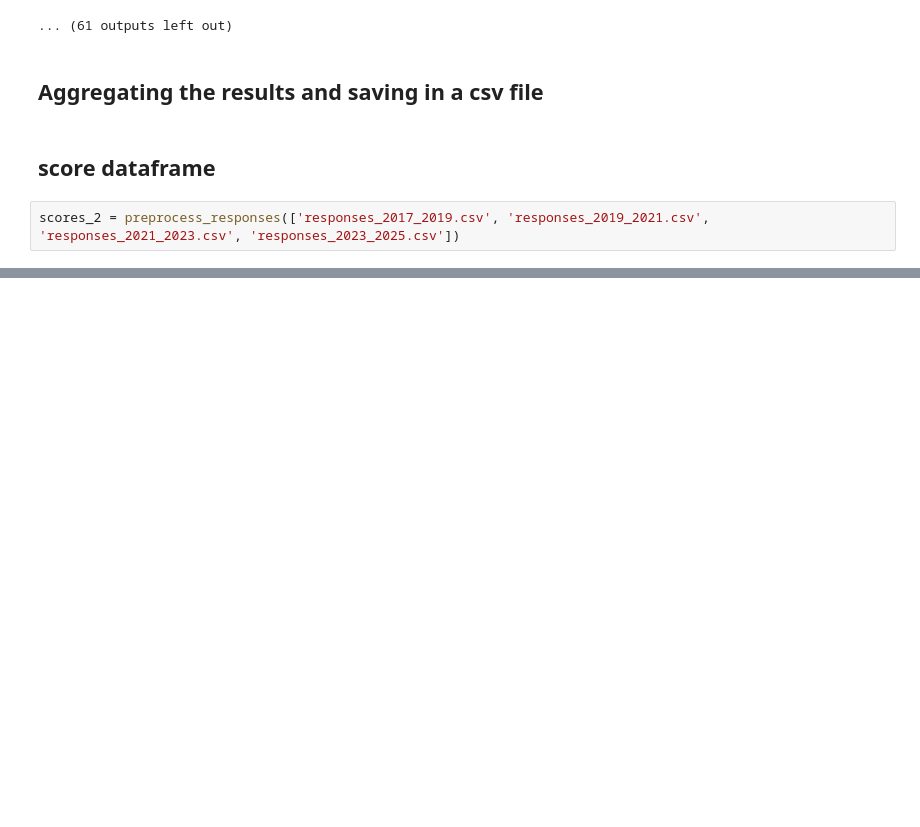
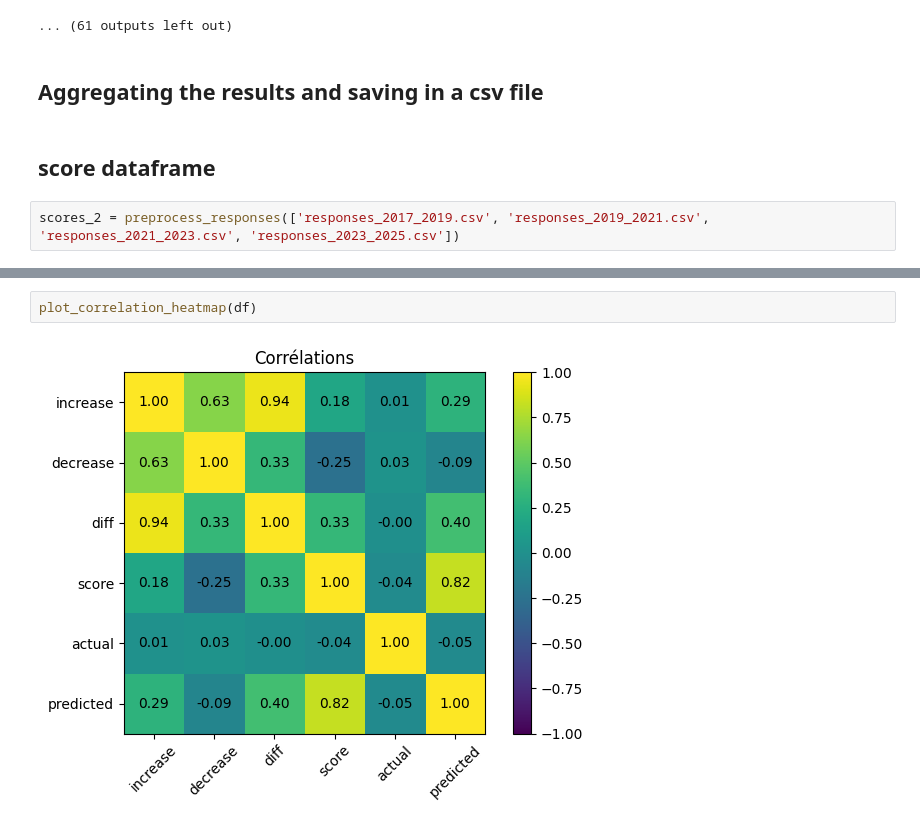
Before and after one commit to faunebl/crypto-sentiment, a Jupyter notebook: sandbox_ambroise.ipynb, the cells around one changed output, grey strips where cells are left out. Drawn from its saved outputs; the diff is of its cells as text; blank space fills up the shorter version.

```diff
--- a/sandbox_ambroise.ipynb
+++ b/sandbox_ambroise.ipynb
@@ -461,0 +496,4 @@ scores_2 = preprocess_responses(['responses_2017_2019.csv', 'responses_2019_2021
+# %%
+plot_correlation_heatmap(df)
+# %% [output]
+[figure, added]
```
Also changed, not shown: parts of 6 cells of this notebook, 1 other file.
